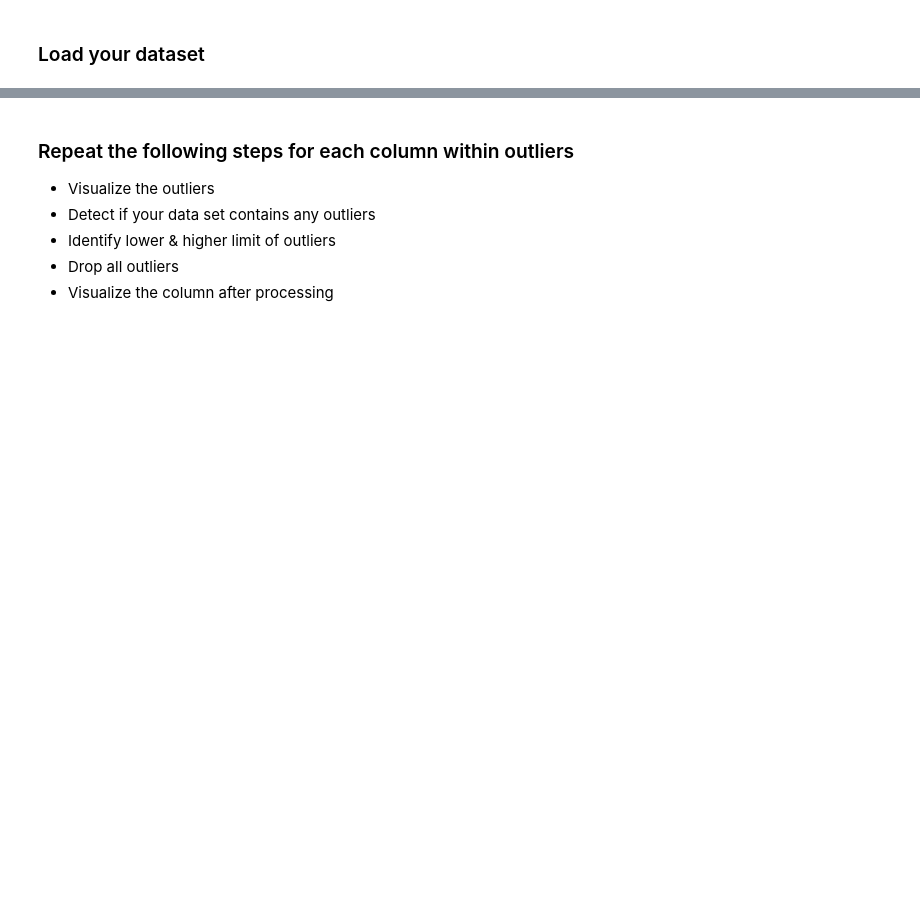
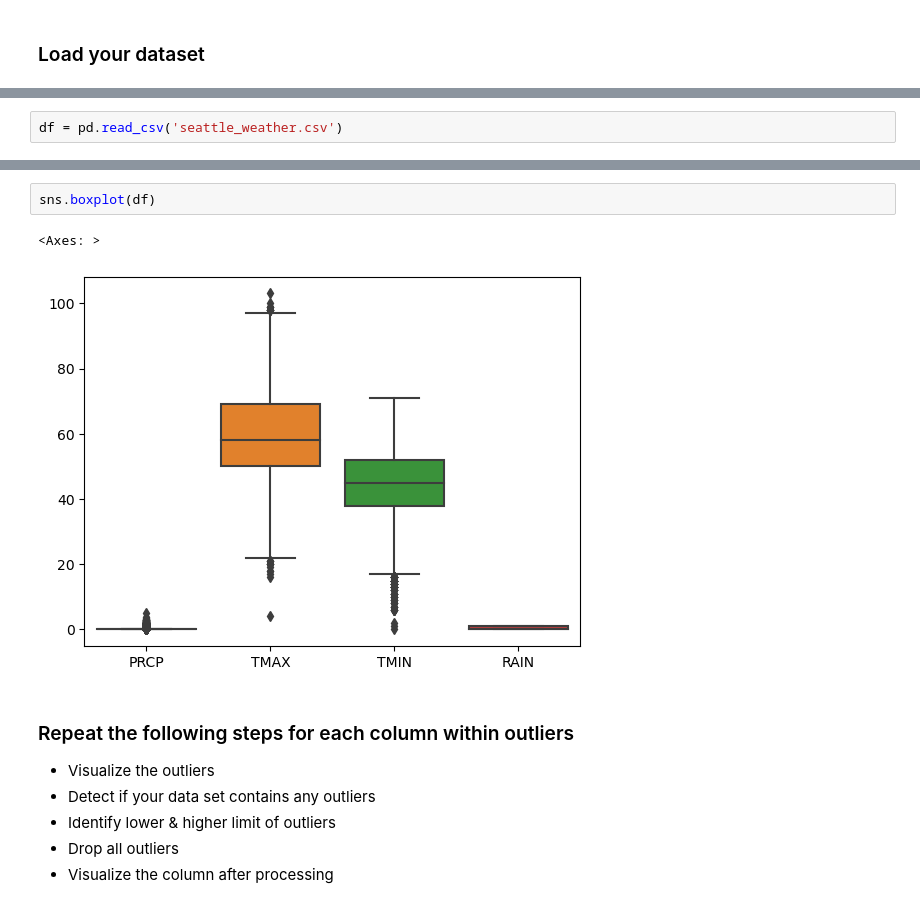
Before and after one commit to hussain-alzawad/Outliers-Lab, a Jupyter notebook: Outliers_Assignment.ipynb, the cells around one changed output, grey strips where cells are left out. Saved outputs shown, nothing was run; the diff lists cells and outputs as text; blank space fills up the shorter version.

```diff
--- a/Outliers_Assignment.ipynb
+++ b/Outliers_Assignment.ipynb
@@ -6,0 +13,2 @@
+# %%
+df = pd.read_csv('seattle_weather.csv')
@@ -7,3 +39,8 @@
+# %%
+sns.boxplot(df)
+# %% [output]
+<Axes: >
+[figure, added]
 # %% [markdown]
 ### Repeat the following steps for each column within outliers
 
```
Also changed, not shown: parts of 29 cells of this notebook.
